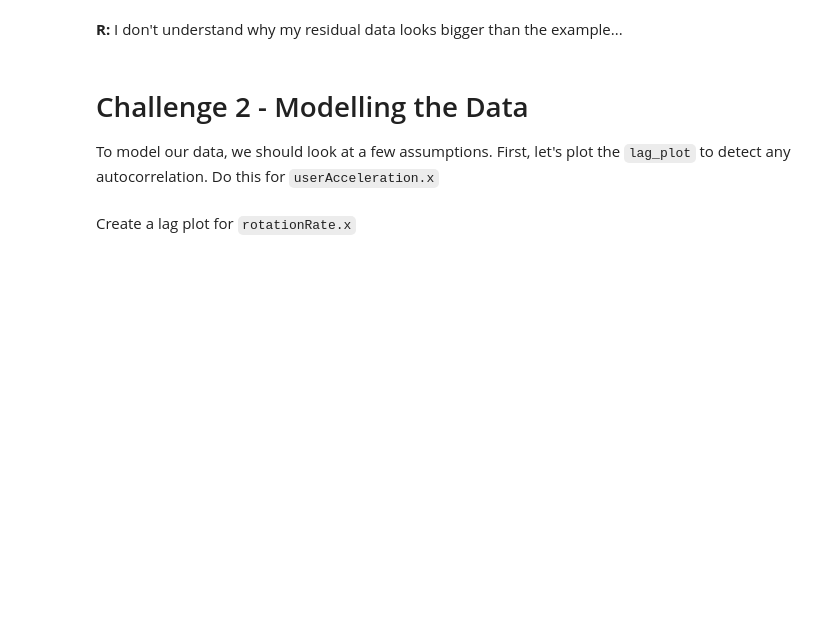
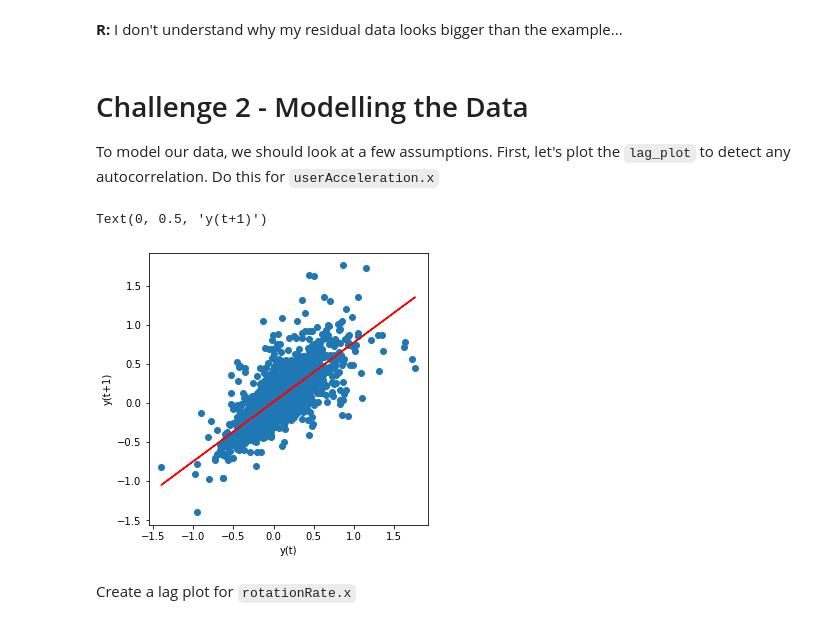
Before and after one commit to Ironhack-Data-Madrid-Enero-2021/lab-time-series, a Jupyter notebook: your-code/main.ipynb, the cells around one changed output. Drawn from its saved outputs; the diff is of its cells as text; code cells hidden in the pictures; blank space fills up the shorter version.

```diff
--- a/your-code/main.ipynb
+++ b/your-code/main.ipynb
@@ -141,2 +148,17 @@ To model our data, we should look at a few assumptions. First, let's plot the `l
+# %%
+lr = LinearRegression()
+data_t = sensor["userAcceleration_x"][:-1]
+data_t_plus_1 = sensor["userAcceleration_x"][1:]
+lr.fit(data_t.to_frame(),data_t_plus_1)
+y_pred = lr.predict(data_t.to_frame())
+
+plt.figure(figsize=(5,5))
+plt.scatter(x=data_t,y=data_t_plus_1)
+plt.plot(data_t,y_pred, c="r")
+plt.xlabel("y(t)")
+plt.ylabel("y(t+1)")
+# %% [output]
+Text(0, 0.5, 'y(t+1)')
+[figure, added]
 # %% [markdown]
 Create a lag plot for `rotationRate.x`
```
Also changed, not shown: parts of 29 cells of this notebook.
